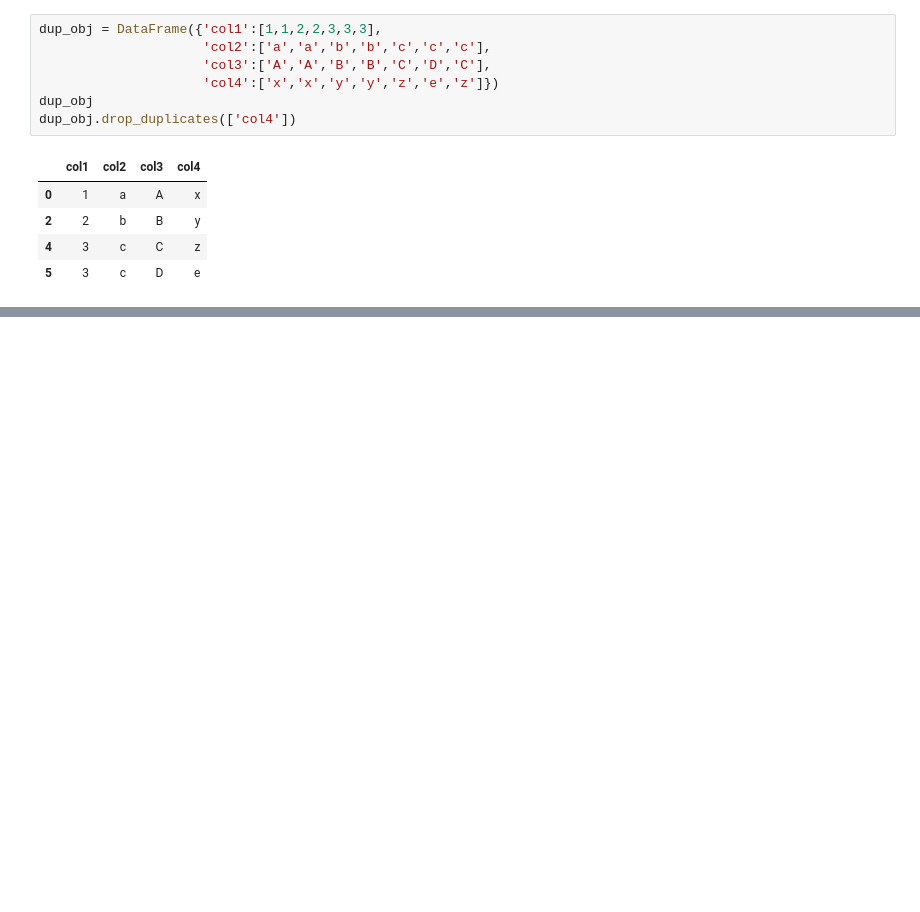
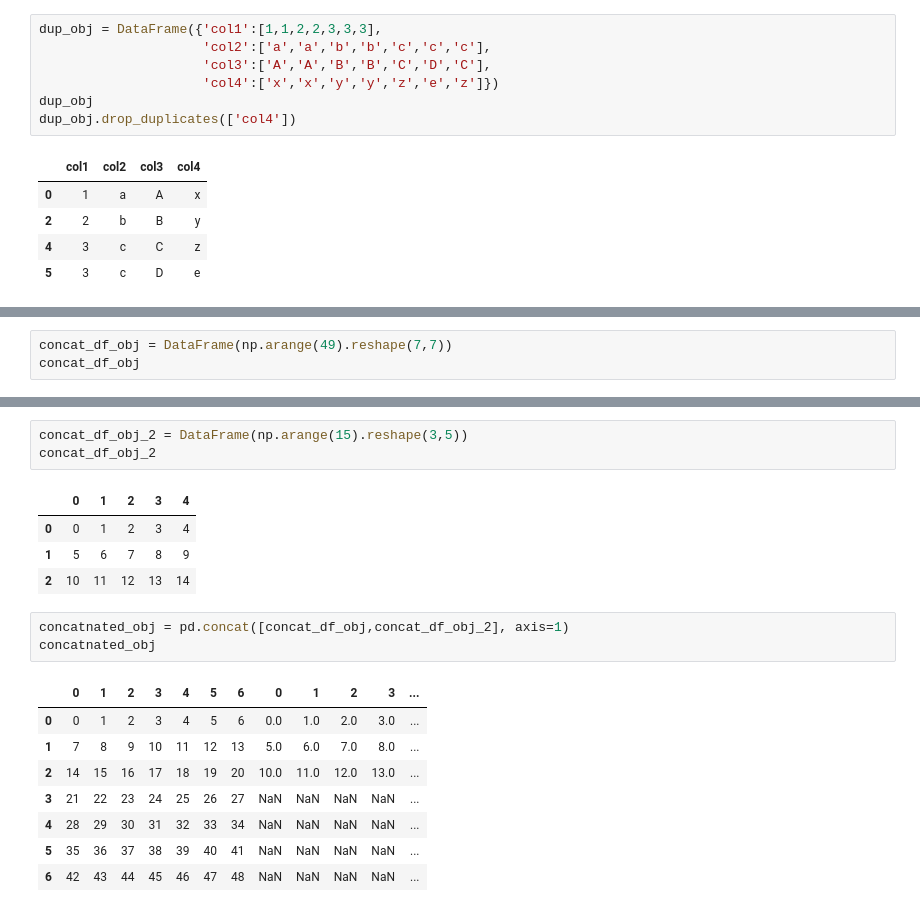
Before and after one commit to ArthurEzenwanne/python-learning, a Jupyter notebook: Lesson-1-Practice.ipynb, the cells around one changed output, grey strips where cells are left out. Saved outputs shown, nothing was run; the diff lists cells and outputs as text; blank space fills up the shorter version.

```diff
--- a/Lesson-1-Practice.ipynb
+++ b/Lesson-1-Practice.ipynb
@@ -340,0 +343,3 @@ dup_obj.drop_duplicates(['col4'])
+# %%
+concat_df_obj = DataFrame(np.arange(49).reshape(7,7))
+concat_df_obj
@@ -340,0 +355,20 @@ dup_obj.drop_duplicates(['col4'])
+# %%
+concat_df_obj_2 = DataFrame(np.arange(15).reshape(3,5))
+concat_df_obj_2
+# %% [output]
+|  | 0 | 1 | 2 | 3 | 4 |
+| 0 | 0 | 1 | 2 | 3 | 4 |
+| 1 | 5 | 6 | 7 | 8 | 9 |
+| 2 | 10 | 11 | 12 | 13 | 14 |
+# %%
+concatnated_obj = pd.concat([concat_df_obj,concat_df_obj_2], axis=1)
+concatnated_obj
+# %% [output]
+|  | 0 | 1 | 2 | 3 | 4 | 5 | 6 | 0 | 1 | 2 | 3 | ... |
+| 0 | 0 | 1 | 2 | 3 | 4 | 5 | 6 | 0.0 | 1.0 | 2.0 | 3.0 | ... |
+| 1 | 7 | 8 | 9 | 10 | 11 | 12 | 13 | 5.0 | 6.0 | 7.0 | 8.0 | ... |
+| 2 | 14 | 15 | 16 | 17 | 18 | 19 | 20 | 10.0 | 11.0 | 12.0 | 13.0 | ... |
+| 3 | 21 | 22 | 23 | 24 | 25 | 26 | 27 | NaN | NaN | NaN | NaN | ... |
+| 4 | 28 | 29 | 30 | 31 | 32 | 33 | 34 | NaN | NaN | NaN | NaN | ... |
+| 5 | 35 | 36 | 37 | 38 | 39 | 40 | 41 | NaN | NaN | NaN | NaN | ... |
+| 6 | 42 | 43 | 44 | 45 | 46 | 47 | 48 | NaN | NaN | NaN | NaN | ... |
```
Also changed, not shown: parts of 12 cells of this notebook.
